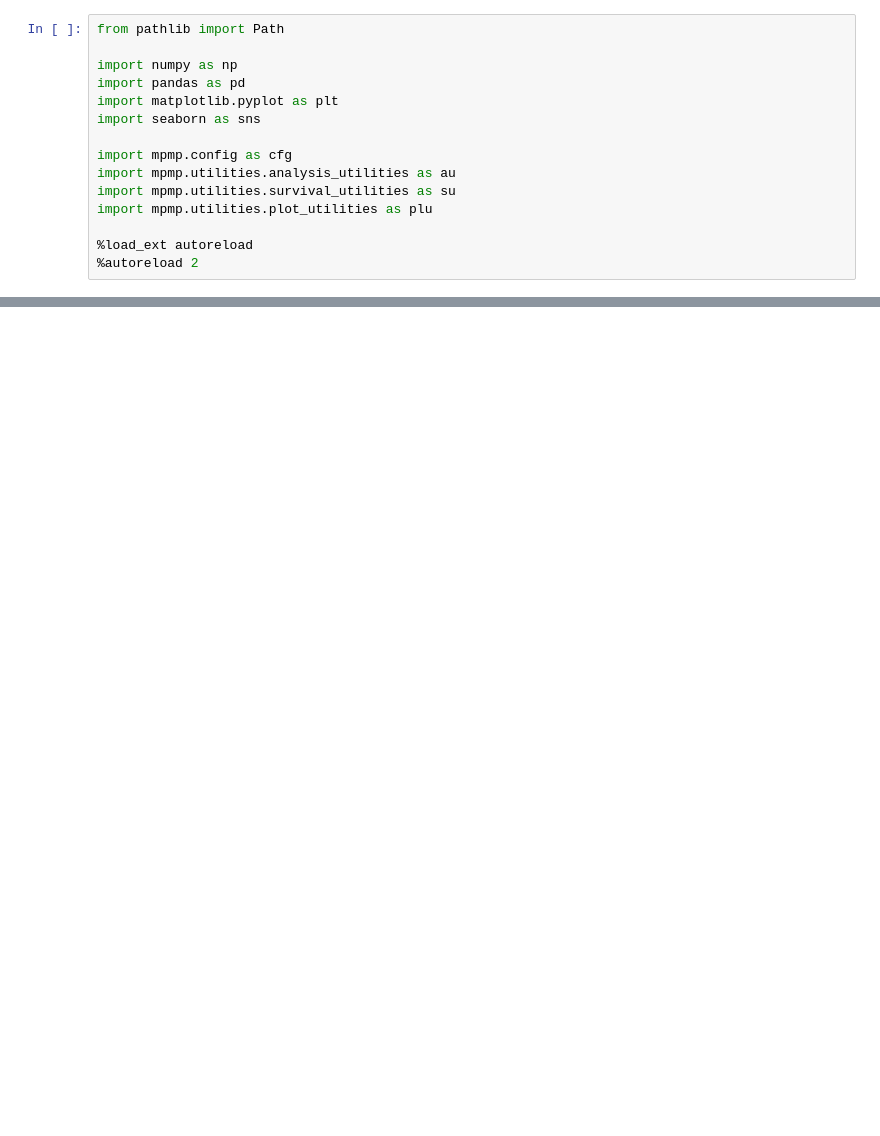
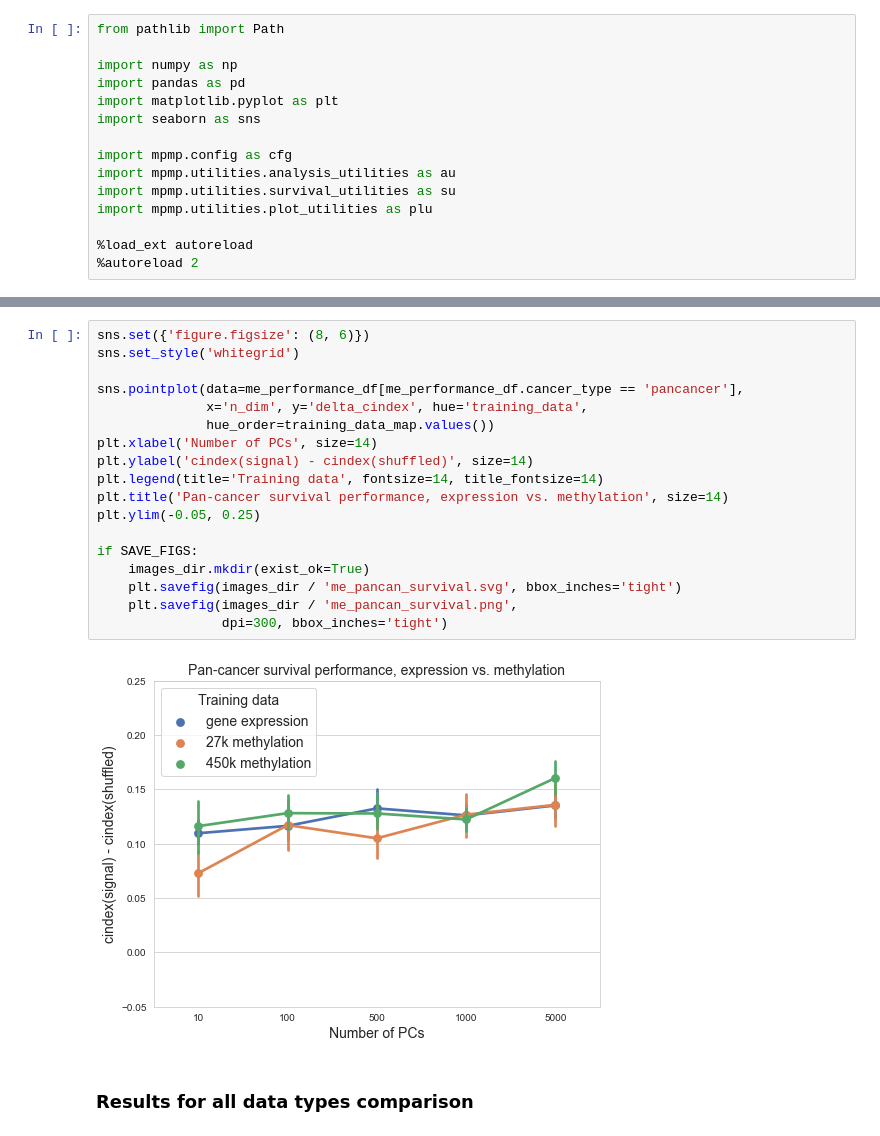
Before and after one commit to greenelab/mpmp, a Jupyter notebook: 06_predict_survival/plot_survival_pc_comparison.ipynb, the cells around one changed output, grey strips where cells are left out. Drawn from its saved outputs; the diff is of its cells as text; blank space fills up the shorter version.

```diff
--- a/06_predict_survival/plot_survival_pc_comparison.ipynb
+++ b/06_predict_survival/plot_survival_pc_comparison.ipynb
@@ -210,0 +243,22 @@ for ix, cancer_type in enumerate(cancer_type_cv.sort_values(ascending=False).ind
+# %%
+sns.set({'figure.figsize': (8, 6)})
+sns.set_style('whitegrid')
+
+sns.pointplot(data=me_performance_df[me_performance_df.cancer_type == 'pancancer'],
+              x='n_dim', y='delta_cindex', hue='training_data',
+              hue_order=training_data_map.values())
+plt.xlabel('Number of PCs', size=14)
+plt.ylabel('cindex(signal) - cindex(shuffled)', size=14)
+plt.legend(title='Training data', fontsize=14, title_fontsize=14)
+plt.title('Pan-cancer survival performance, expression vs. methylation', size=14)
+plt.ylim(-0.05, 0.25)
+
+if SAVE_FIGS:
+    images_dir.mkdir(exist_ok=True)
+    plt.savefig(images_dir / 'me_pancan_survival.svg', bbox_inches='tight')
+    plt.savefig(images_dir / 'me_pancan_survival.png',
+                dpi=300, bbox_inches='tight')
+# %% [output]
+[figure, added]
+# %% [markdown]
+### Results for all data types comparison
```
Also changed, not shown: parts of 20 cells of this notebook, 1 other file.
